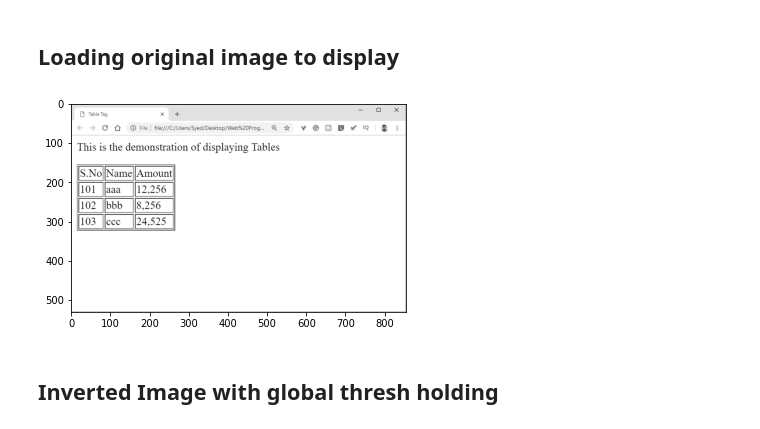
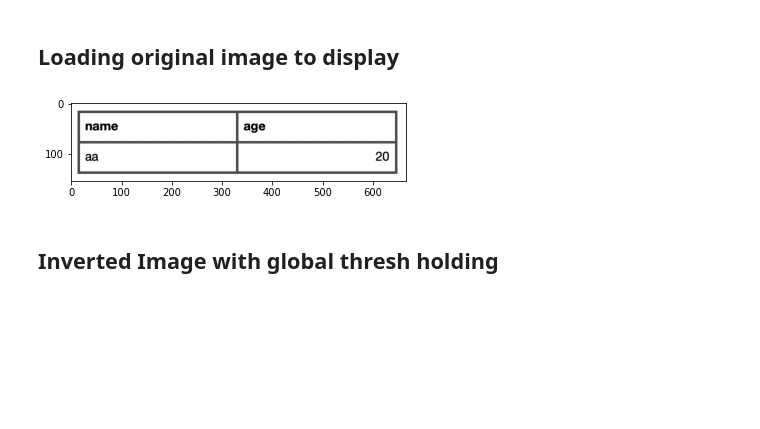
Before and after one commit to superzw/Table_Data_Extraction, a Jupyter notebook: debug.ipynb, the cells around one changed output. Drawn from its saved outputs; the diff is of its cells as text; code cells hidden in the pictures; blank space fills up the shorter version.

```diff
--- a/debug.ipynb
+++ b/debug.ipynb
@@ -5,13 +8,13 @@
 # %%
 import cv2
 import matplotlib.pyplot as plt
-file=r'./test_table_img.png'
-# file=r'./test6.png'
+# file=r'./test_table_img.png'
+file=r'./test6.png'
 img = cv2.imread(file,0)
 plot1 = plt.imshow(cv2.cvtColor(img, cv2.COLOR_BGR2RGB))
 plt.show()
 # %% [output]
-[figure, old version]
+[figure, new version]
 # %% [markdown]
 ## Inverted Image with global thresh holding
 # %%
```
Also changed, not shown: parts of 20 cells of this notebook, 4 other files.
